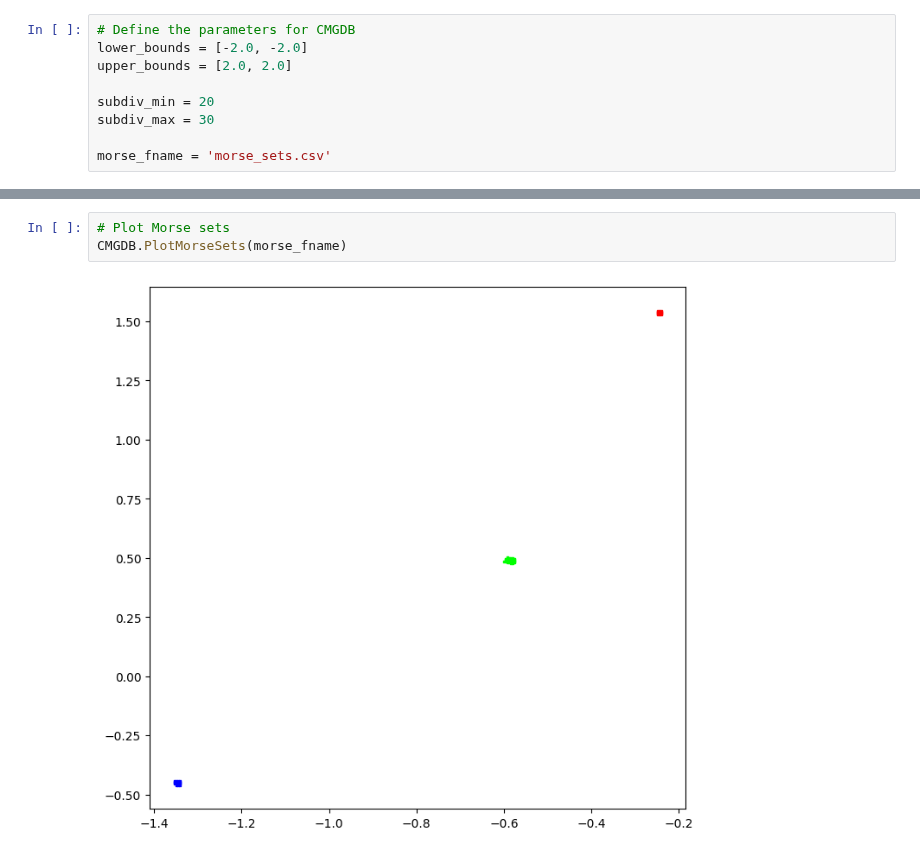
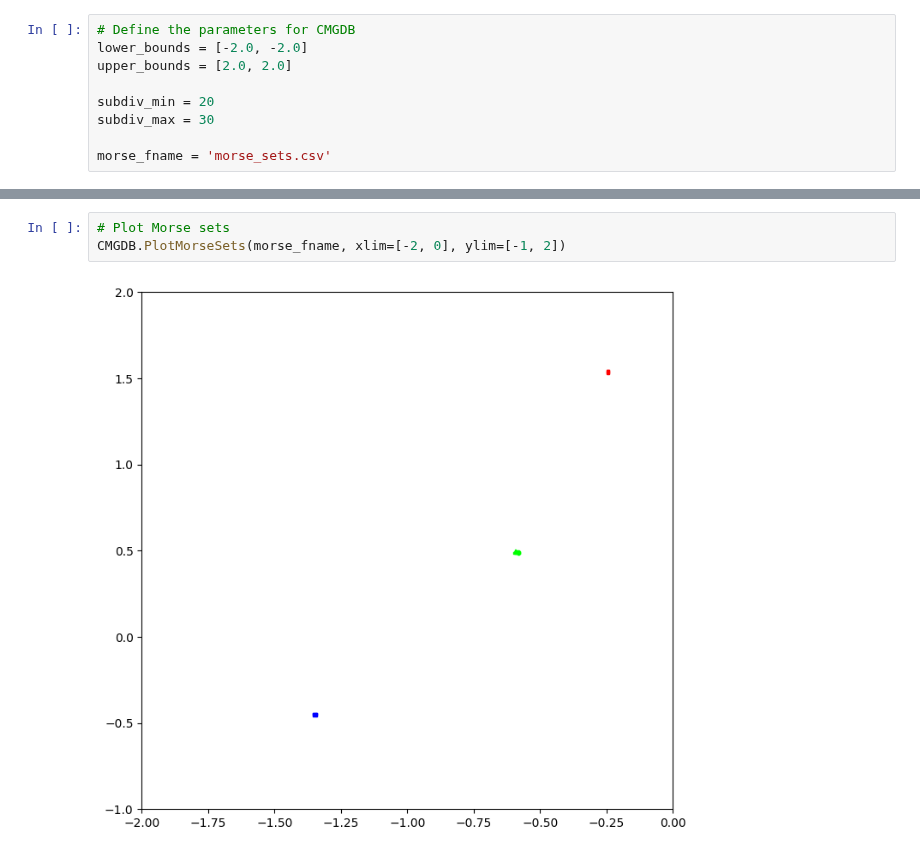
Before and after one commit to marciogameiro/CMGDB, a Jupyter notebook: examples/Gaussian_Process_Example.ipynb, the cells around one changed output, grey strips where cells are left out. Saved outputs shown, nothing was run; the diff lists cells and outputs as text.

```diff
--- a/examples/Gaussian_Process_Example.ipynb
+++ b/examples/Gaussian_Process_Example.ipynb
@@ -66,6 +120,6 @@ CMGDB.PlotMorseGraph(morse_graph)
 [drawing not drawn]
 # %%
 # Plot Morse sets
-CMGDB.PlotMorseSets(morse_fname)
+CMGDB.PlotMorseSets(morse_fname, xlim=[-2, 0], ylim=[-1, 2])
 # %% [output]
-[figure, old version]
+[figure, new version]
```
Also changed, not shown: parts of 4 cells of this notebook, 2 other files.
